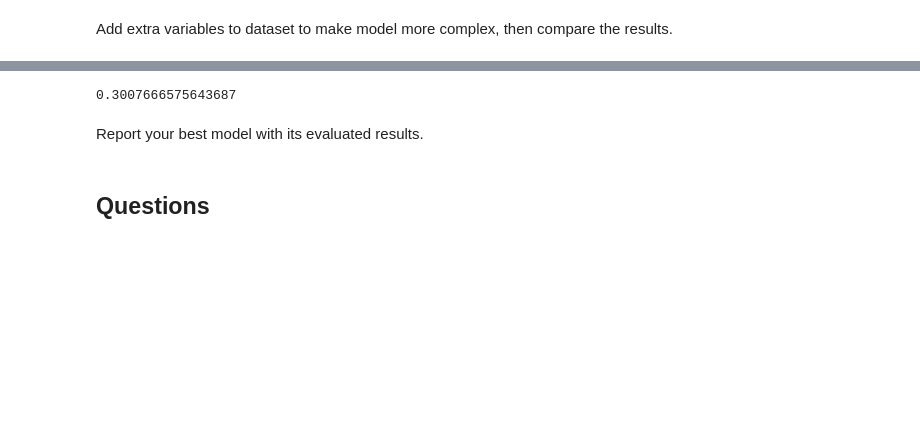
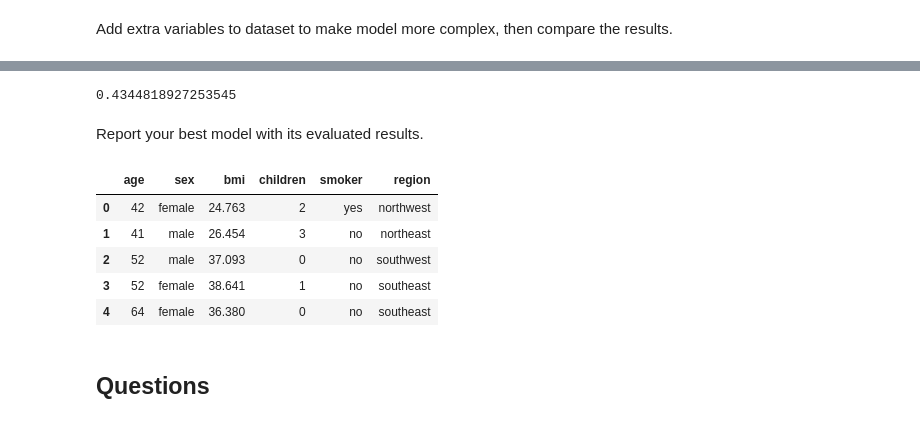
Before and after one commit to po-azarakhsh/SUTMLCourse-MySolutions, a Jupyter notebook: HW01/HW1_SOL/Practical1/ML_HW1.ipynb, the cells around one changed output, grey strips where cells are left out. Saved outputs shown, nothing was run; the diff lists cells and outputs as text; code cells hidden in the pictures; blank space fills up the shorter version.

```diff
--- a/HW01/HW1_SOL/Practical1/ML_HW1.ipynb
+++ b/HW01/HW1_SOL/Practical1/ML_HW1.ipynb
@@ -525,10 +523,20 @@ mean_absolute_percentage_error(y_test, lasso.predict(x_test))
 # %%
-Ridge = Ridge(alpha=10)
-Ridge.fit(x_train, y_train)
-mean_absolute_percentage_error(y_test, Ridge.predict(x_test))
+ridge = Ridge(alpha=10)
+ridge.fit(x_train, y_train)
+mean_absolute_percentage_error(y_test, ridge.predict(x_test))
 # %% [output]
-0.3007666575643687
+0.4344818927253545
 # %% [markdown]
 Report your best model with its evaluated results.
 # %%
 # TODO: Print each model's loss on the training and the test set.
+# %%
+df_test = pd.read_csv('./InsuranceData_test.csv')
+df_test.head(5)
+# %% [output]
+|  | age | sex | bmi | children | smoker | region |
+| 0 | 42 | female | 24.763 | 2 | yes | northwest |
+| 1 | 41 | male | 26.454 | 3 | no | northeast |
+| 2 | 52 | male | 37.093 | 0 | no | southwest |
+| 3 | 52 | female | 38.641 | 1 | no | southeast |
+| 4 | 64 | female | 36.380 | 0 | no | southeast |
```
Also changed, not shown: parts of 15 cells of this notebook.
